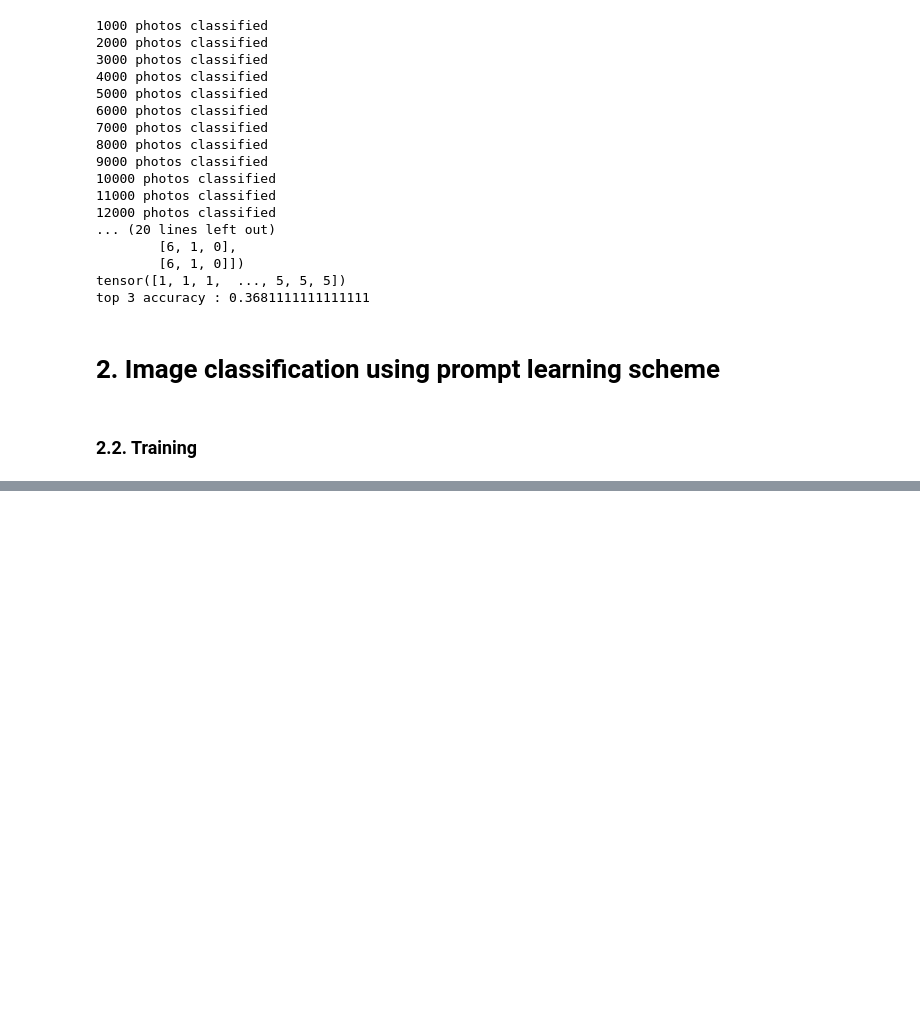
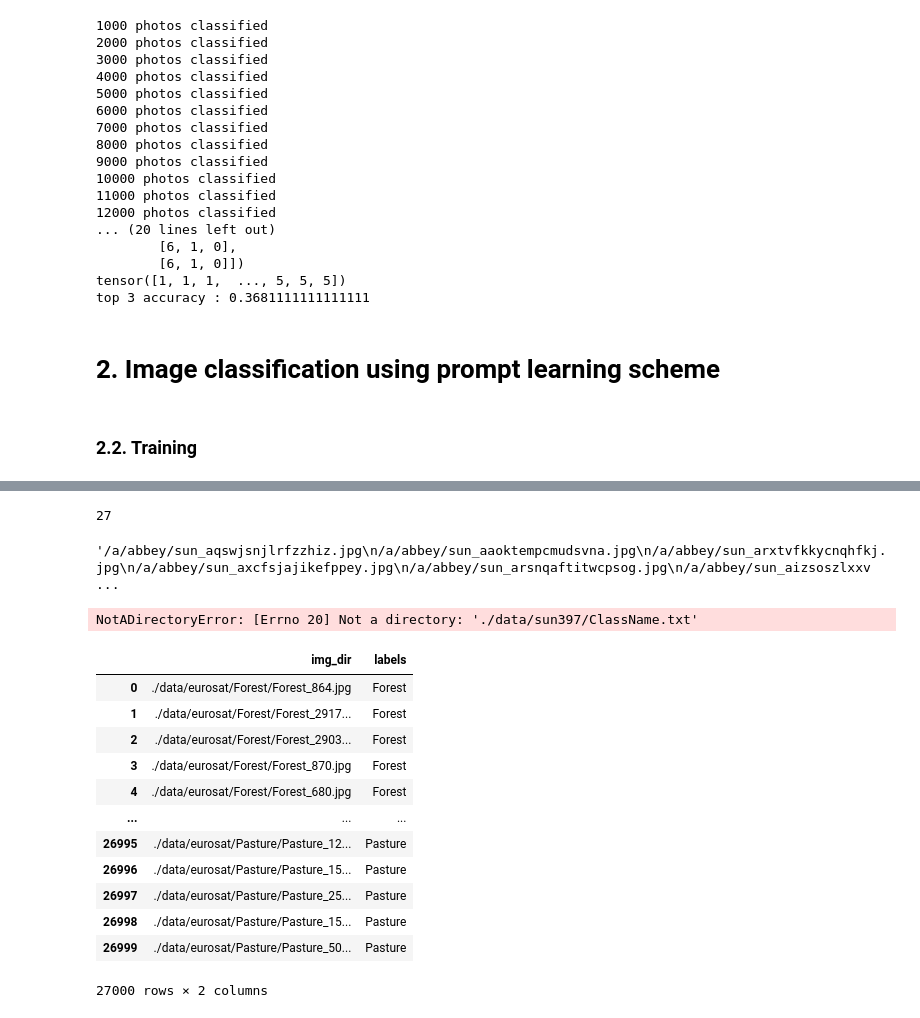
Before and after one commit to mlvlab/RPO, a Jupyter notebook: demo.ipynb, the cells around one changed output, grey strips where cells are left out. Cells and saved outputs as stored; diff of their text form; code cells hidden in the pictures; blank space fills up the shorter version.

```diff
--- a/demo.ipynb
+++ b/demo.ipynb
@@ -220,0 +165,38 @@ AttributeError: 'list' object has no attribute 'shape'
+# %%
+len(list(files))
+# %% [output]
+27
+# %%
+pathlib.Path('/Users/dongdori/workspace/codespace/projects/VPT_CoOp/data/sun397/Partitions/Training_01.txt').read_text()
+# %% [output]
+'/a/abbey/sun_aqswjsnjlrfzzhiz.jpg\n/a/abbey/sun_aaoktempcmudsvna.jpg\n/a/abbey/sun_arxtvfkkycnqhfkj.jpg\n/a/abbey/sun_axcfsjajikefppey.jpg\n/a/abbey/sun_arsnqaftitwcpsog.jpg\n/a/abbey/sun_aizsoszlxxv ...
+# %%
+img_path = './data/{}'.format('sun397')
+img_dir = []
+labels = []
+
+
+for c in os.listdir(img_path):
+
+        img_dir += map(lambda x: os.path.join(img_path, c)+'/'+x, os.listdir(os.path.join(img_path, c)))
+labels = list(map(lambda x: x.split('/')[3], img_dir))
+df = pd.DataFrame({'img_dir':img_dir, 'labels':labels})
+label = list(np.unique(labels))
+# %% [output]
+NotADirectoryError: [Errno 20] Not a directory: './data/sun397/ClassName.txt'
+# %%
+df
+# %% [output]
+|  | img_dir | labels |
+| 0 | ./data/eurosat/Forest/Forest_864.jpg | Forest |
+| 1 | ./data/eurosat/Forest/Forest_2917... | Forest |
+| 2 | ./data/eurosat/Forest/Forest_2903... | Forest |
+| 3 | ./data/eurosat/Forest/Forest_870.jpg | Forest |
+| 4 | ./data/eurosat/Forest/Forest_680.jpg | Forest |
+| ... | ... | ... |
+| 26995 | ./data/eurosat/Pasture/Pasture_12... | Pasture |
+| 26996 | ./data/eurosat/Pasture/Pasture_15... | Pasture |
+| 26997 | ./data/eurosat/Pasture/Pasture_25... | Pasture |
+| 26998 | ./data/eurosat/Pasture/Pasture_15... | Pasture |
+| 26999 | ./data/eurosat/Pasture/Pasture_50... | Pasture |
+27000 rows × 2 columns
```
Also changed, not shown: parts of 12 cells of this notebook, 3 other files.
